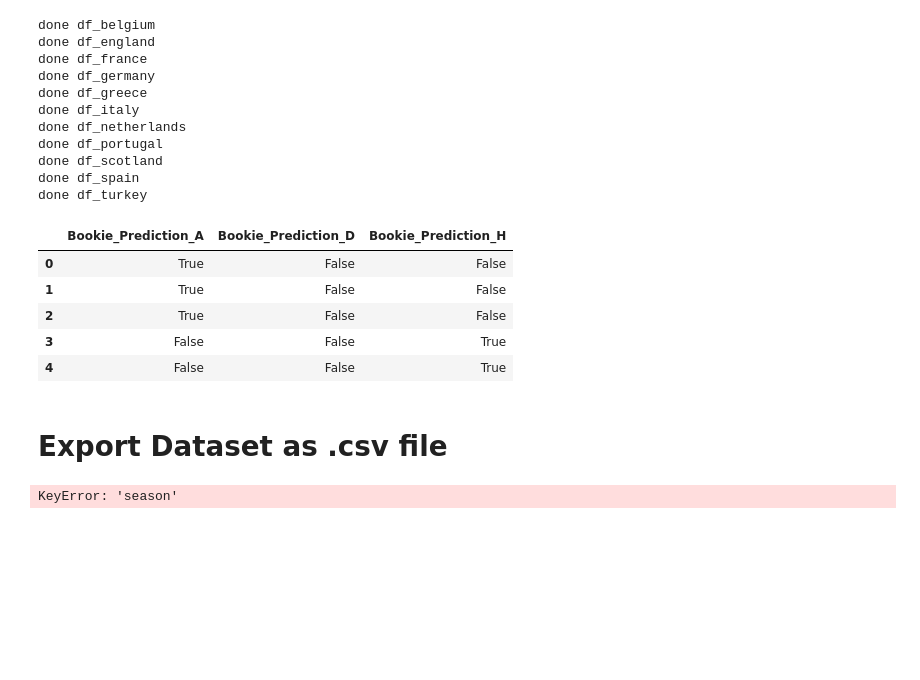
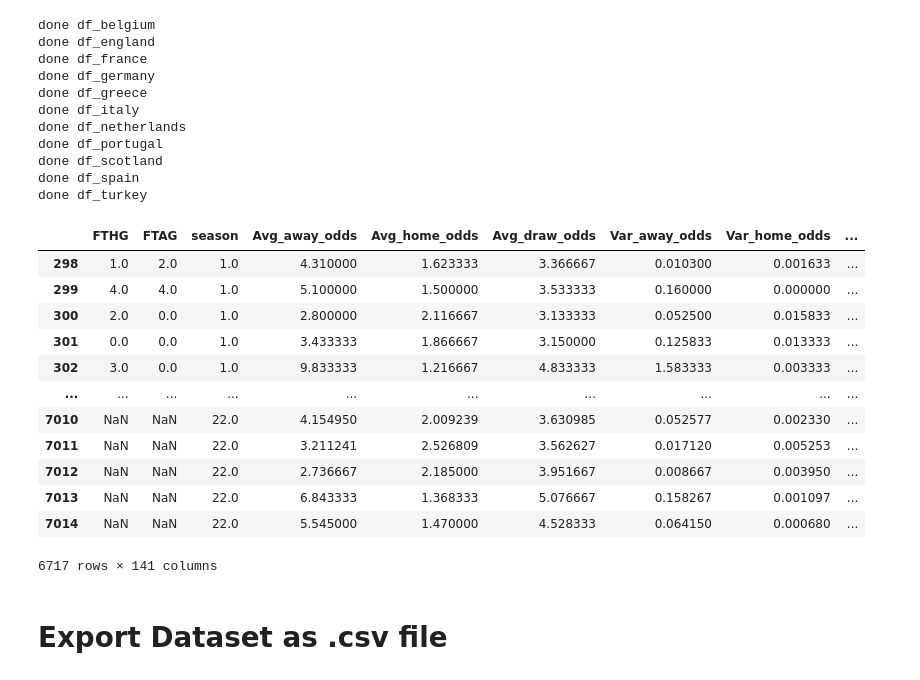
Before and after one commit to balooooooooo/machine-learning-2-coursework, a Jupyter notebook: preprocessing.ipynb, the cells around one changed output. Cells and saved outputs as stored; diff of their text form; code cells hidden in the pictures; blank space fills up the shorter version.

```diff
--- a/preprocessing.ipynb
+++ b/preprocessing.ipynb
@@ -590,25 +942,17 @@ def get_goals_stats(df):
 
         filtered_df = df[(df["MatchTeams"] == row["MatchTeams"]) & (df["season"] != 22)]
         if not filtered_df.empty and (np.isnan(row["LastMatchAwayGoals"]) or np.isnan(row["LastMatchHomeGoals"])):
-            # print(filtered_df["LastMatchAwayGoals"].iloc[-1])
             last_match_away_goals = filtered_df["LastMatchAwayGoals"].iloc[-1]
             last_match_home_goals = filtered_df["LastMatchHomeGoals"].iloc[-1]
 
-            # print(f"{last_match_away_goals = }, {last_match_home_goals = }")
             df.loc[i, "LastMatchAwayGoals"] = last_match_away_goals if row["SameHomeTeam"] else last_match_home_goals
             df.loc[i, "LastMatchHomeGoals"] = last_match_home_goals if row["SameHomeTeam"] else last_match_away_goals
-            # print(f"{df.loc[i, 'LastMatchAwayGoals'] = }")
-            # df.loc[i, "LastMatchAwayGoals"] = df[(df["MatchTeams"] == row["MatchTeams"]) & (df["season"] != 22)]["LastMatchAwayGoals"].iloc[-1] if row["SameHomeTeam"] else df[(df["MatchTeams"] == row["MatchTeams"]) & (df["season"] != 22)]["LastMatchHomeGoals"].iloc[-1]
-            #
-            # df.loc[i, "LastMatchHomeGoals"] = df[(df["MatchTeams"] == row["MatchTeams"]) & (df["season"] != 22)]["LastMatchHomeGoals"].iloc[-1] if row["SameHomeTeam"] else df[(df["MatchTeams"] == row["MatchTeams"]) & (df["season"] != 22)]["LastMatchAwayGoals"].iloc[-1]
+
         elif filtered_df.empty:
             nancount += 1
 
         ### Pokud testing data -> musime dat posledni dostupna data
         if row["season"] == 22:
-            # print("found season 22 :) in row ", i)
-
-
             lastmatch = df[df["season"] != 22]
             try:
                 lastmatch_home = lastmatch[((df["HomeTeam"] == home) | (lastmatch["AwayTeam"] == home))].iloc[-1]
@@ -698,7 +1042,6 @@ def get_goals_stats(df):
             df.loc[i, f"{home}_res"] = "D"
             df.loc[i, f"{away}_res"] = "D"
 
-    display(df[df["LastMatchHomeGoals"].isna()][["MatchTeams", "LastMatchHomeGoals", "LastMatchAwayGoals"]])
     df[df["HomeTeamAvgScored"].isna()]["HomeTeamAvgScored"] = 0
     df[df["AwayTeamAvgScored"].isna()]["AwayTeamAvgScored"] = 0
     df[df["HomeTeamAvgReceived"].isna()]["HomeTeamAvgReceived"] = 0
@@ -709,8 +1052,6 @@ def get_goals_stats(df):
     df.drop(team_list_shots, inplace=True, axis=1)
 
     df.drop(["index", "HomeTeam", "AwayTeam", "LastMatchIndex"], inplace=True, axis=1)
-    display(df[df["LastMatchHomeGoals"].isna()][["MatchTeams", "LastMatchHomeGoals", "LastMatchAwayGoals"]])
-    display(nancount)
     return df
 # %%
 for country in dfs:
@@ -832,7 +1230,7 @@ for country in dfs:
     dfs[country]["Target_regr"] = dfs[country]["FTHG"] + dfs[country]["FTAG"]
     dfs[country]['Target_clas'] = [0 if a > h else 1 if h > a else -1 for a, h in zip(dfs[country]['FTAG'], dfs[country]['FTHG'])]
     dfs[country] = dfs[country][dfs[country]["season"] != 0]
-    dfs[country] = pd.get_dummies(df['Avg_bookie_prediction'], prefix='Bookie_Prediction')
+    dfs[country] = pd.get_dummies(dfs[country] , columns=['Avg_bookie_prediction'], prefix='Bookie_Prediction')
 
     print(f"done {country}")
 # %% [output]
@@ -848,19 +1246,24 @@ done df_scotland
 done df_spain
 done df_turkey
 # %%
-dfs[country].head()
+dfs[country]
 # %% [output]
-|  | Bookie_Prediction_A | Bookie_Prediction_D | Bookie_Prediction_H |
-| 0 | True | False | False |
-| 1 | True | False | False |
-| 2 | True | False | False |
-| 3 | False | False | True |
-| 4 | False | False | True |
+|  | FTHG | FTAG | season | Avg_away_odds | Avg_home_odds | Avg_draw_odds | Var_away_odds | Var_home_odds | ... |
+| 298 | 1.0 | 2.0 | 1.0 | 4.310000 | 1.623333 | 3.366667 | 0.010300 | 0.001633 | ... |
+| 299 | 4.0 | 4.0 | 1.0 | 5.100000 | 1.500000 | 3.533333 | 0.160000 | 0.000000 | ... |
+| 300 | 2.0 | 0.0 | 1.0 | 2.800000 | 2.116667 | 3.133333 | 0.052500 | 0.015833 | ... |
+| 301 | 0.0 | 0.0 | 1.0 | 3.433333 | 1.866667 | 3.150000 | 0.125833 | 0.013333 | ... |
+| 302 | 3.0 | 0.0 | 1.0 | 9.833333 | 1.216667 | 4.833333 | 1.583333 | 0.003333 | ... |
+| ... | ... | ... | ... | ... | ... | ... | ... | ... | ... |
+| 7010 | NaN | NaN | 22.0 | 4.154950 | 2.009239 | 3.630985 | 0.052577 | 0.002330 | ... |
+| 7011 | NaN | NaN | 22.0 | 3.211241 | 2.526809 | 3.562627 | 0.017120 | 0.005253 | ... |
+| 7012 | NaN | NaN | 22.0 | 2.736667 | 2.185000 | 3.951667 | 0.008667 | 0.003950 | ... |
+| 7013 | NaN | NaN | 22.0 | 6.843333 | 1.368333 | 5.076667 | 0.158267 | 0.001097 | ... |
+| 7014 | NaN | NaN | 22.0 | 5.545000 | 1.470000 | 4.528333 | 0.064150 | 0.000680 | ... |
+6717 rows × 141 columns
 # %% [markdown]
 # Export Dataset as .csv file
 # %%
 for country in dfs:
     dfs[country][dfs[country]["season"] != 22].to_csv(f"data/train_preprocessed/{country}.csv")
     dfs[country][dfs[country]["season"] == 22].to_csv(f"data/test_preprocessed/{country}.csv")
-# %% [output]
-KeyError: 'season'
```
Also changed, not shown: parts of 41 cells of this notebook, 1 other file.
